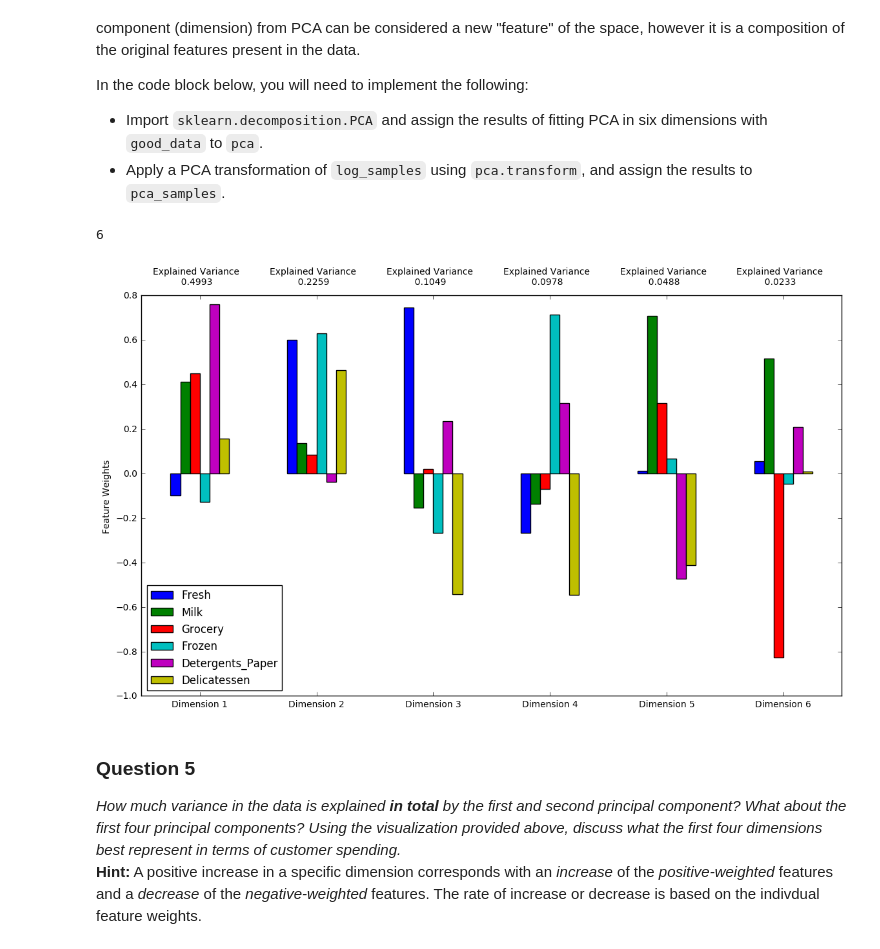
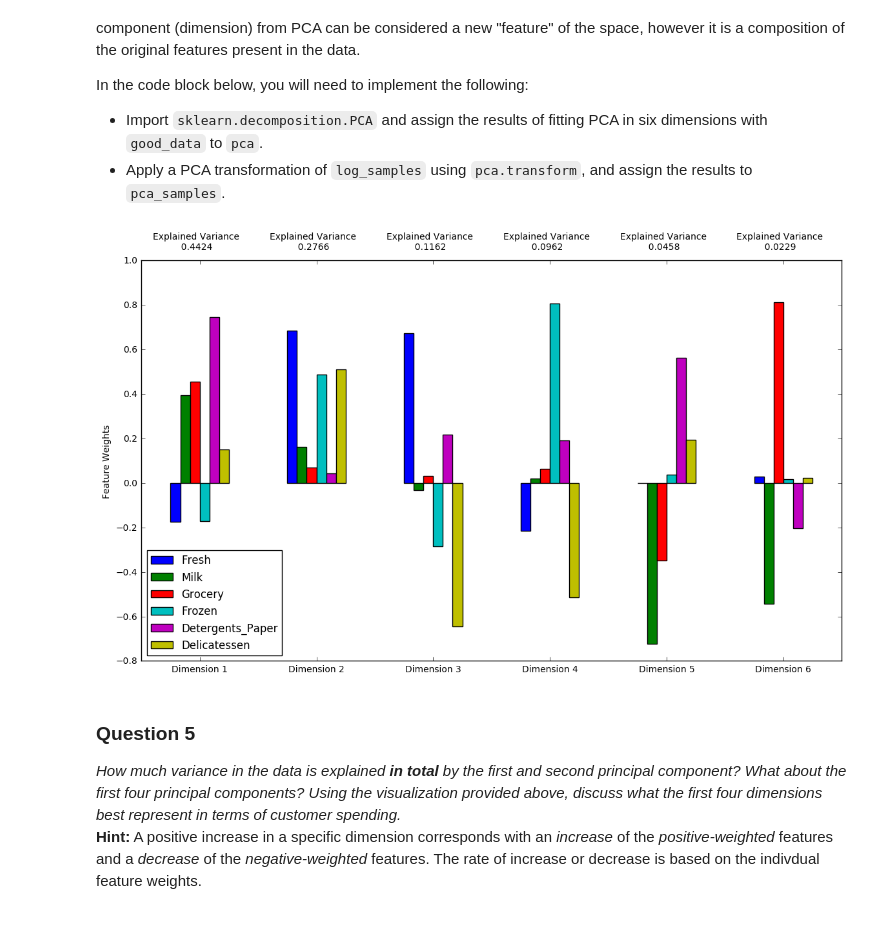
Before and after one commit to skamkar/the-customer-is-always-angry, a Jupyter notebook: customer_segments.ipynb, the cells around one changed output. Drawn from its saved outputs; the diff is of its cells as text; code cells hidden in the pictures.

```diff
--- a/customer_segments.ipynb
+++ b/customer_segments.ipynb
@@ -302,23 +302,19 @@ Now that the data has been scaled to a more normal distribution and has had any
 In the code block below, you will need to implement the following:
  - Import `sklearn.decomposition.PCA` and assign the results of fitting PCA in six dimensions with `good_data` to `pca`.
  - Apply a PCA transformation of `log_samples` using `pca.transform`, and assign the results to `pca_samples`.
-# %%
-good_data.shape[1]
-# %% [output]
-6
 # %%
 from sklearn.decomposition import PCA
 
 # Apply PCA by fitting the good data with the same number of dimensions as features
-pca = PCA(n_components = good_data.shape[1])
+pca = PCA(n_components = good_data.shape[1]).fit(good_data)
 
 # Transform log_samples using the PCA fit above
-pca_samples = pca.fit_transform(good_data)
+pca_samples = pca.fit_transform(log_data)
 
 # Generate PCA results plot
 pca_results = vs.pca_results(good_data, pca)
 # %% [output]
-[figure, old version]
+[figure, new version]
 # %% [markdown]
 ### Question 5
 *How much variance in the data is explained* ***in total*** *by the first and second principal component? What about the first four principal components? Using the visualization provided above, discuss what the first four dimensions best represent in terms of customer spending.*
```
Also changed, not shown: parts of 7 cells of this notebook.
